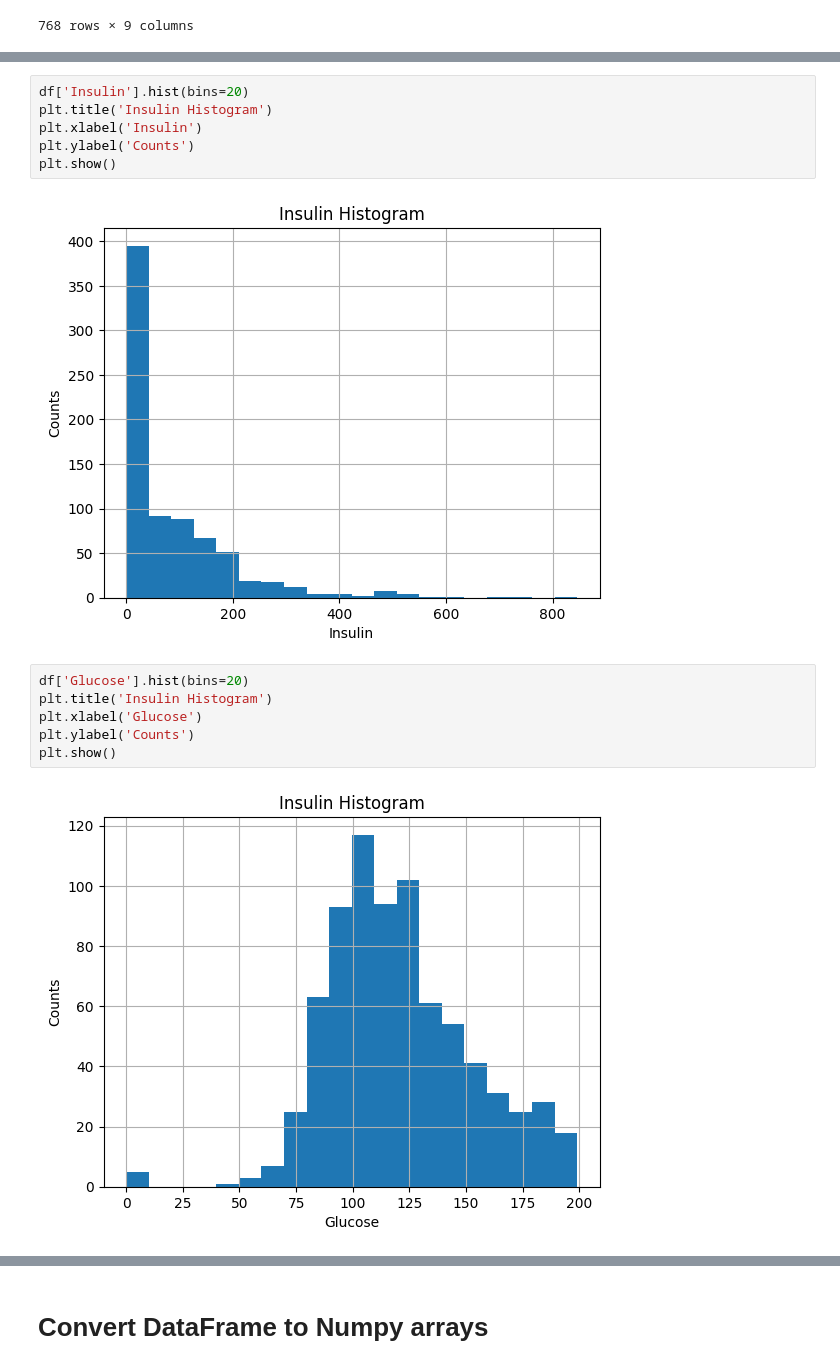
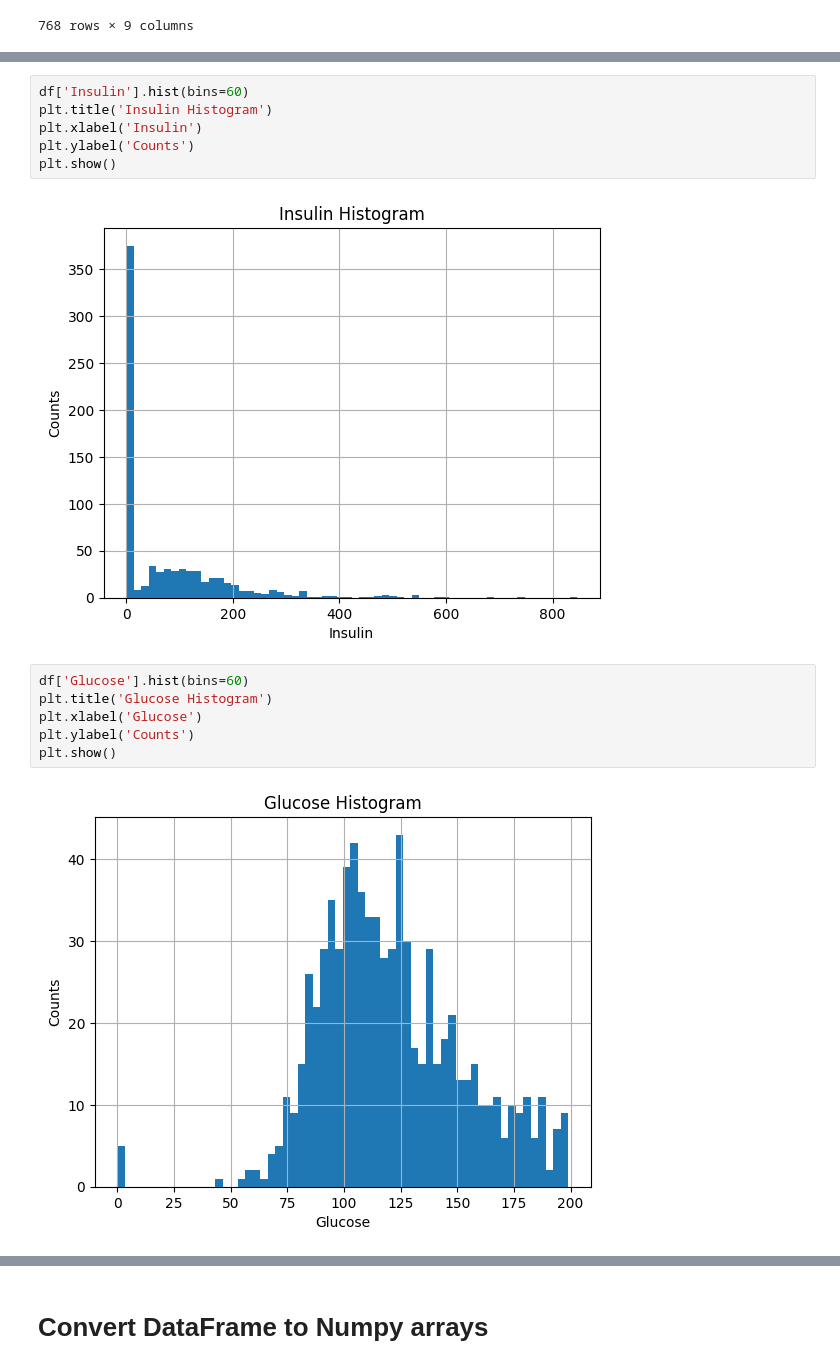
Before and after one commit to harpap/machine-learning-1st-exercise, a Jupyter notebook: ML Project Template.ipynb, the cells around one changed output, grey strips where cells are left out. Saved outputs shown, nothing was run; the diff lists cells and outputs as text.

```diff
--- a/ML Project Template.ipynb
+++ b/ML Project Template.ipynb
@@ -31,16 +49,16 @@ df
 # %%
-df['Insulin'].hist(bins=20)
+df['Insulin'].hist(bins=60)
 plt.title('Insulin Histogram')
 plt.xlabel('Insulin')
 plt.ylabel('Counts')
 plt.show()
 # %% [output]
-[figure, old version]
+[figure, new version]
 # %%
-df['Glucose'].hist(bins=20)
-plt.title('Insulin Histogram')
+df['Glucose'].hist(bins=60)
+plt.title('Glucose Histogram')
 plt.xlabel('Glucose')
 plt.ylabel('Counts')
 plt.show()
 # %% [output]
-[figure, old version]
+[figure, new version]
```
Also changed, not shown: parts of 47 cells of this notebook.
